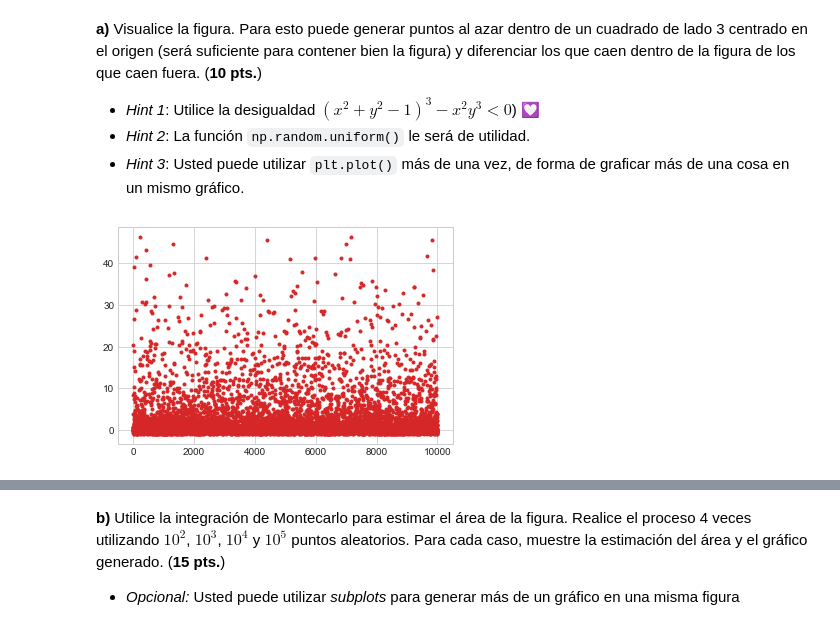
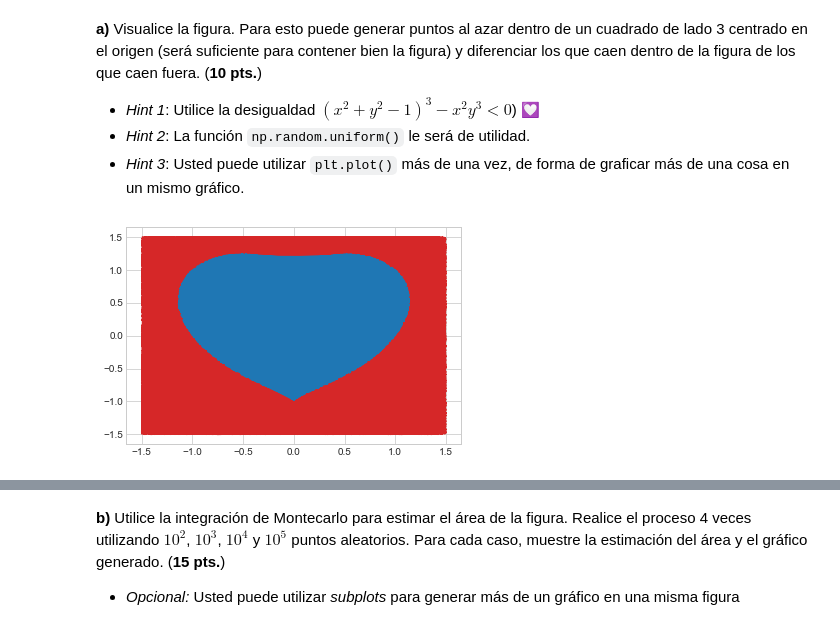
Before and after one commit to Camilo-Duque98/EstadisticaComputacional, a Jupyter notebook: leq1/lec-1.ipynb, the cells around one changed output, grey strips where cells are left out. Saved outputs shown, nothing was run; the diff lists cells and outputs as text; code cells hidden in the pictures.

```diff
--- a/leq1/lec-1.ipynb
+++ b/leq1/lec-1.ipynb
@@ -291,10 +291,18 @@ Considere la figura descrita por la siguiente ecuación: $$(x^2+y^2-1)^3-x^2y^3=
 * *Hint 2*: La función `np.random.uniform()` le será de utilidad.
 * *Hint 3*: Usted puede utilizar `plt.plot()` más de una vez, de forma de graficar más de una cosa en un mismo gráfico.
 # %%
-function = lambda x,y: np.power((np.power(x,2)+np.power(y,2)-1),3)-np.power(x,2)*np.power(y,3)
-x = np.random.uniform(-1.5,1.5,10000)
-y = np.random.uniform(-1.5,1.5,10000)
+function = lambda x,y: np.power((np.power(x,2)+np.power(y,2)-1),3)-(np.power(x,2)*np.power(y,3))
+#genero los puntos aleatorios
+x_list=[]
+y_list=[]
+x = np.random.uniform(-1.5,1.5,100000)
+y = np.random.uniform(-1.5,1.5,100000)
+for xx in range(0,len(x)):
+    if (function(x[xx],y[xx])<0):
+        x_list.append(x[xx])
+        y_list.append(y[xx])
 plt.title('')
-plt.plot(function(x,y),'.',color = 'tab:red');
+plt.plot(x,y,color = 'tab:red');
+plt.plot(x_list,y_list,color = 'tab:blue');
 # %% [output]
-[figure, old version]
+[figure, new version]
```
Also changed, not shown: parts of 15 cells of this notebook.
